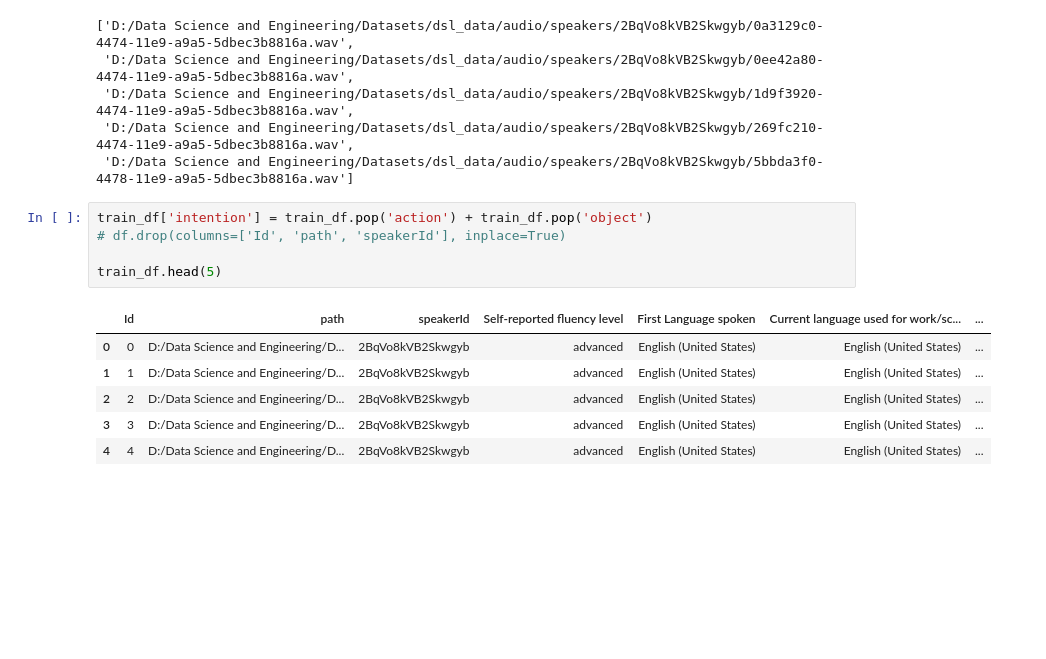
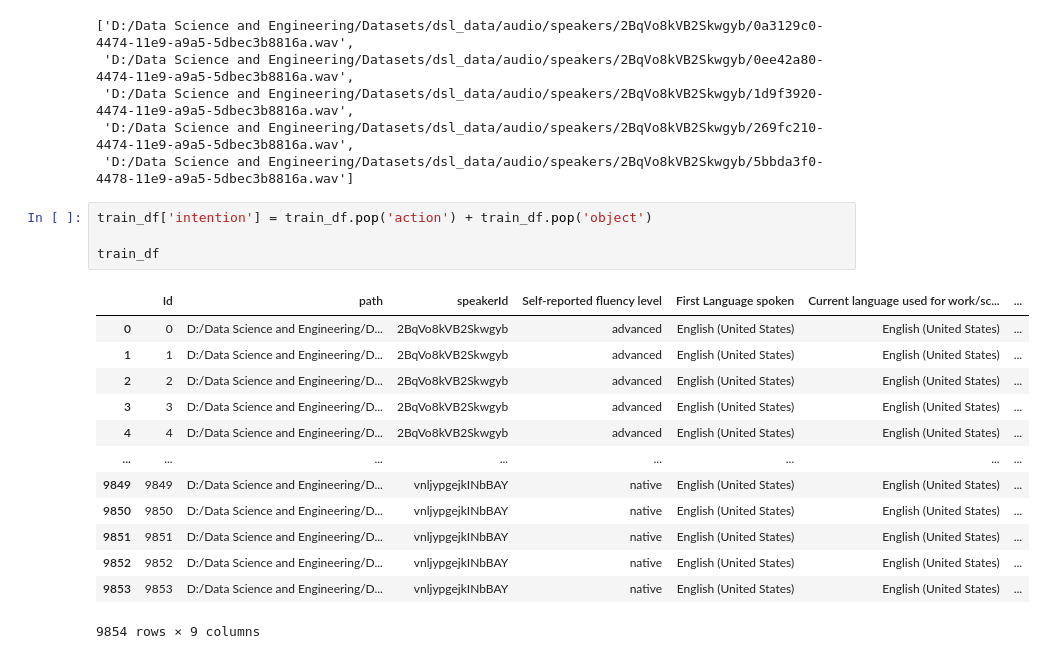
Before and after one commit to Hamidreza-Sj/Intent-Classification, a Jupyter notebook: NN Approach.ipynb, the cells around one changed output. Saved outputs shown, nothing was run; the diff lists cells and outputs as text; blank space fills up the shorter version.

```diff
--- a/NN Approach.ipynb
+++ b/NN Approach.ipynb
@@ -37,13 +39,19 @@ audiopath[:5]
  'D:/Data Science and Engineering/Datasets/dsl_data/audio/speakers/2BqVo8kVB2Skwgyb/5bbda3f0-4478-11e9-a9a5-5dbec3b8816a.wav']
 # %%
 train_df['intention'] = train_df.pop('action') + train_df.pop('object')
-# df.drop(columns=['Id', 'path', 'speakerId'], inplace=True)
 
-train_df.head(5)
+train_df
 # %% [output]
 |  | Id | path | speakerId | Self-reported fluency level | First Language spoken | Current language used for work/sc... | ... |
 | 0 | 0 | D:/Data Science and Engineering/D... | 2BqVo8kVB2Skwgyb | advanced | English (United States) | English (United States) | ... |
 | 1 | 1 | D:/Data Science and Engineering/D... | 2BqVo8kVB2Skwgyb | advanced | English (United States) | English (United States) | ... |
 | 2 | 2 | D:/Data Science and Engineering/D... | 2BqVo8kVB2Skwgyb | advanced | English (United States) | English (United States) | ... |
 | 3 | 3 | D:/Data Science and Engineering/D... | 2BqVo8kVB2Skwgyb | advanced | English (United States) | English (United States) | ... |
 | 4 | 4 | D:/Data Science and Engineering/D... | 2BqVo8kVB2Skwgyb | advanced | English (United States) | English (United States) | ... |
+| ... | ... | ... | ... | ... | ... | ... | ... |
+| 9849 | 9849 | D:/Data Science and Engineering/D... | vnljypgejkINbBAY | native | English (United States) | English (United States) | ... |
+| 9850 | 9850 | D:/Data Science and Engineering/D... | vnljypgejkINbBAY | native | English (United States) | English (United States) | ... |
+| 9851 | 9851 | D:/Data Science and Engineering/D... | vnljypgejkINbBAY | native | English (United States) | English (United States) | ... |
+| 9852 | 9852 | D:/Data Science and Engineering/D... | vnljypgejkINbBAY | native | English (United States) | English (United States) | ... |
+| 9853 | 9853 | D:/Data Science and Engineering/D... | vnljypgejkINbBAY | native | English (United States) | English (United States) | ... |
+9854 rows × 9 columns
```
Also changed, not shown: parts of 14 cells of this notebook.
